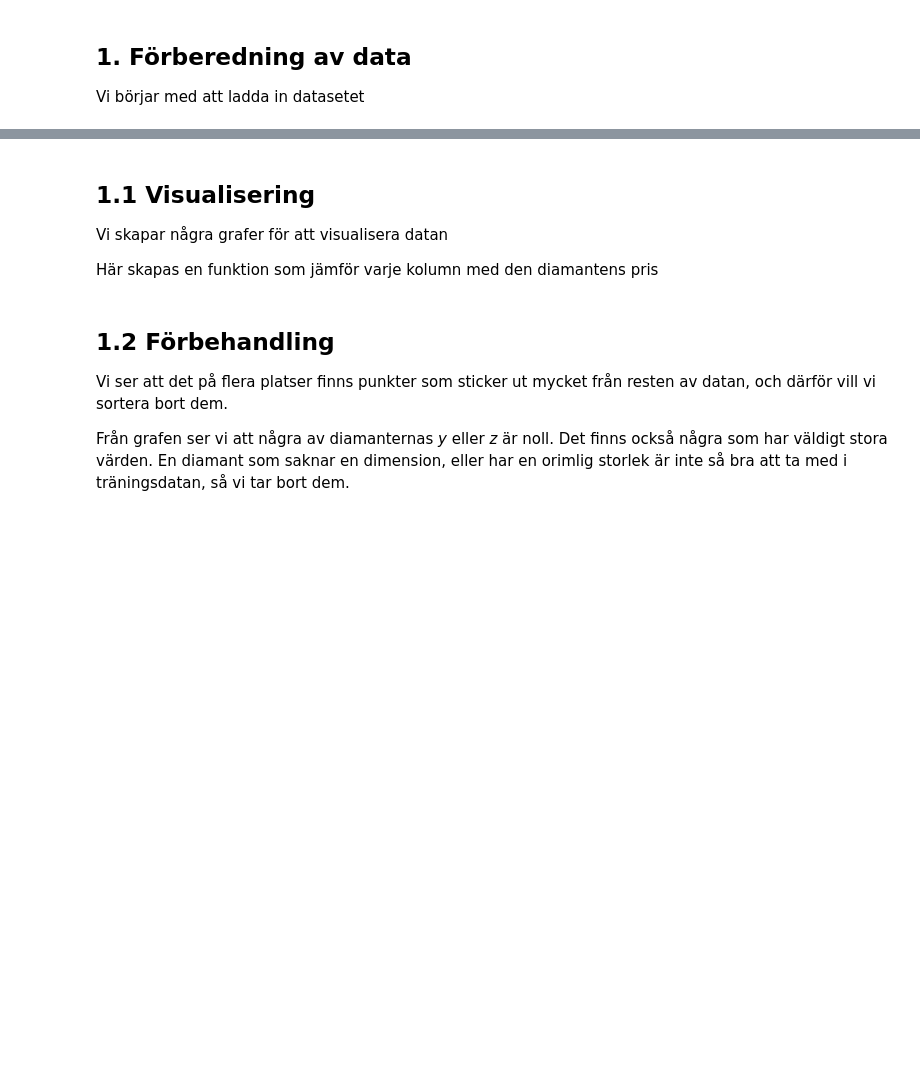
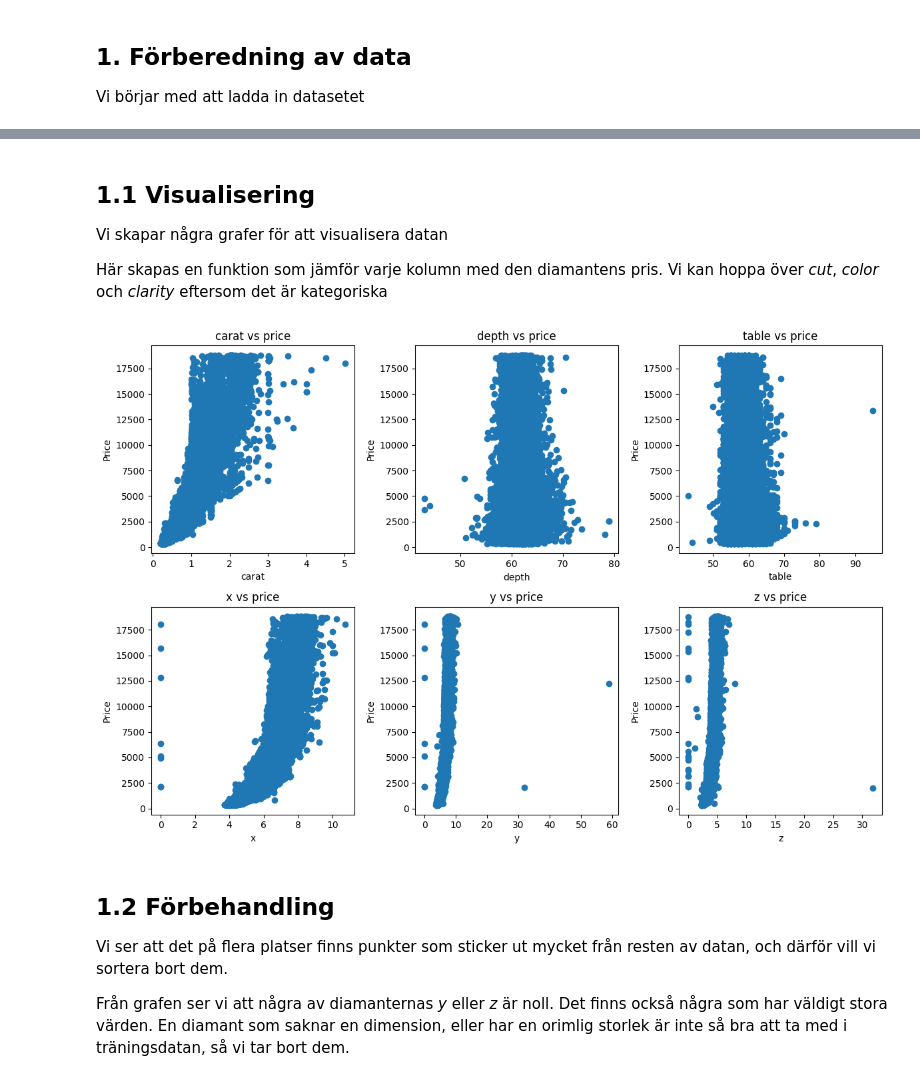
Before and after one commit to Algaras-dev/Diamond-Price-Prediction-Model, a Jupyter notebook: Estimering av diamantpriser.ipynb, the cells around one changed output, grey strips where cells are left out. Saved outputs shown, nothing was run; the diff lists cells and outputs as text; code cells hidden in the pictures; blank space fills up the shorter version.

```diff
--- a/Estimering av diamantpriser.ipynb
+++ b/Estimering av diamantpriser.ipynb
@@ -27,22 +35,24 @@ df.head()
 ## 1.1 Visualisering
 Vi skapar några grafer för att visualisera datan
 
-Här skapas en funktion som jämför varje kolumn med den diamantens pris
+Här skapas en funktion som jämför varje kolumn med den diamantens pris. Vi kan hoppa över *cut*, *color* och *clarity* eftersom det är kategoriska
 # %%
 def plot_statistics():
     '''Rita en jämförelse mellan pris och alla andra kolumner'''
 
-    plt.figure(figsize=(20, 12))
-    for n, column in enumerate(df.drop(columns='price').columns, 1):
-        plt.subplot(3, 4, n)
+    plt.figure(figsize=(12, 8))
+    for n, column in enumerate(df.drop(columns=['price', 'cut', 'color', 'clarity']).columns, 1):
+        plt.subplot(2, 3, n)
         plt.scatter(df[column], df['price'])
         plt.xlabel(column)
         plt.ylabel('Price')
         plt.title(f'{column} vs price')
 
     plt.tight_layout()
 
 plot_statistics()
+# %% [output]
+[figure, added]
 # %% [markdown]
 ## 1.2 Förbehandling
 
```
Also changed, not shown: parts of 14 cells of this notebook.
